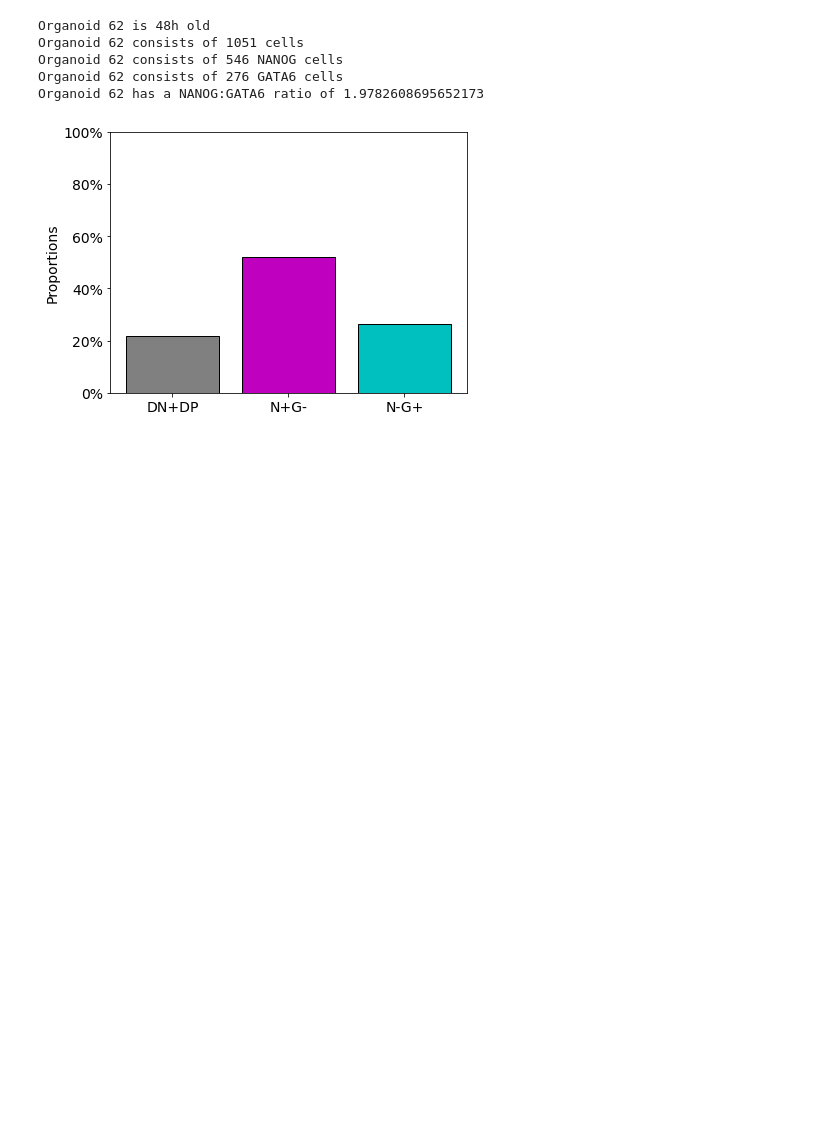
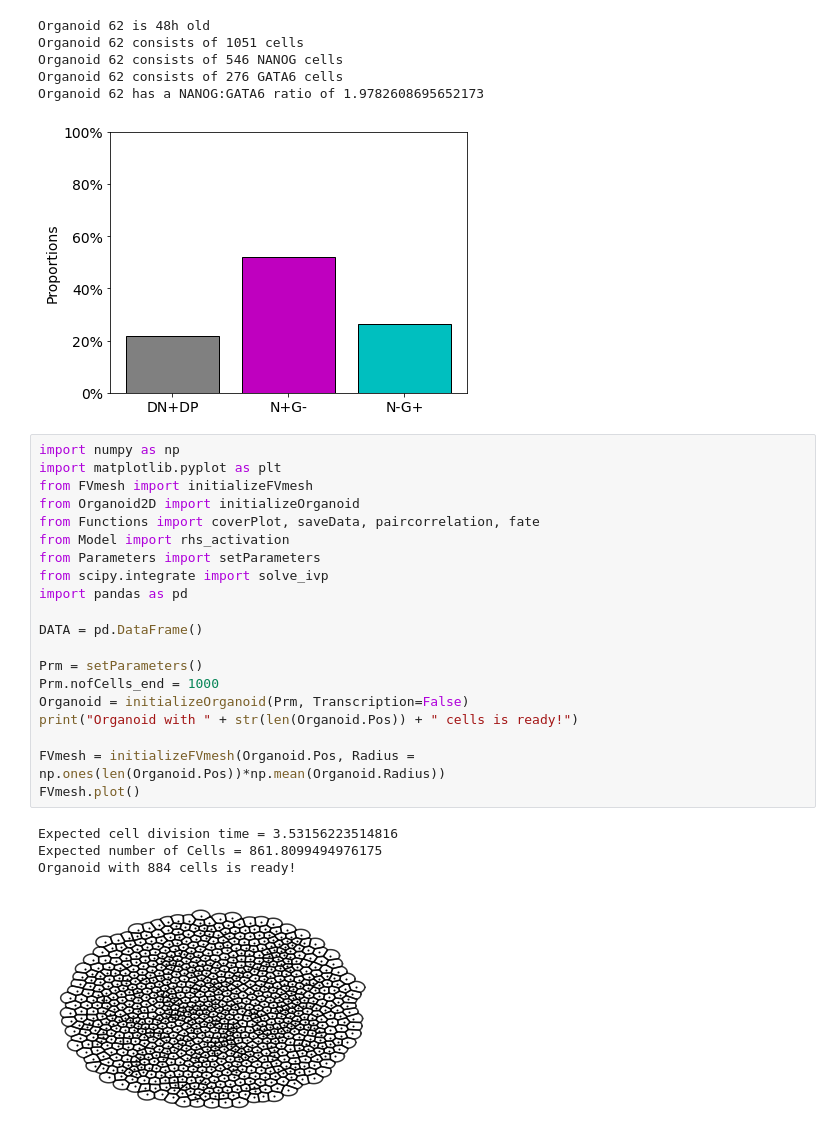
Before and after one commit to SchardtS/Cell-Differentiation, a Jupyter notebook: Data Production.ipynb, the cells around one changed output. Drawn from its saved outputs; the diff is of its cells as text; blank space fills up the shorter version.

```diff
--- a/Data Production.ipynb
+++ b/Data Production.ipynb
@@ -862,3 +864,28 @@ Organoid 62 consists of 546 NANOG cells
 Organoid 62 consists of 276 GATA6 cells
 Organoid 62 has a NANOG:GATA6 ratio of 1.9782608695652173
 [figure]
+# %%
+import numpy as np
+import matplotlib.pyplot as plt
+from FVmesh import initializeFVmesh
+from Organoid2D import initializeOrganoid
+from Functions import coverPlot, saveData, paircorrelation, fate
+from Model import rhs_activation
+from Parameters import setParameters
+from scipy.integrate import solve_ivp
+import pandas as pd
+
+DATA = pd.DataFrame()
+
+Prm = setParameters()
+Prm.nofCells_end = 1000
+Organoid = initializeOrganoid(Prm, Transcription=False)
+print("Organoid with " + str(len(Organoid.Pos)) + " cells is ready!")
+
+FVmesh = initializeFVmesh(Organoid.Pos, Radius = np.ones(len(Organoid.Pos))*np.mean(Organoid.Radius))
+FVmesh.plot()
+# %% [output]
+Expected cell division time = 3.53156223514816
+Expected number of Cells = 861.8099494976175
+Organoid with 884 cells is ready!
+[figure, added]
```
Also changed, not shown: parts of 11 cells of this notebook, 10 other files.
